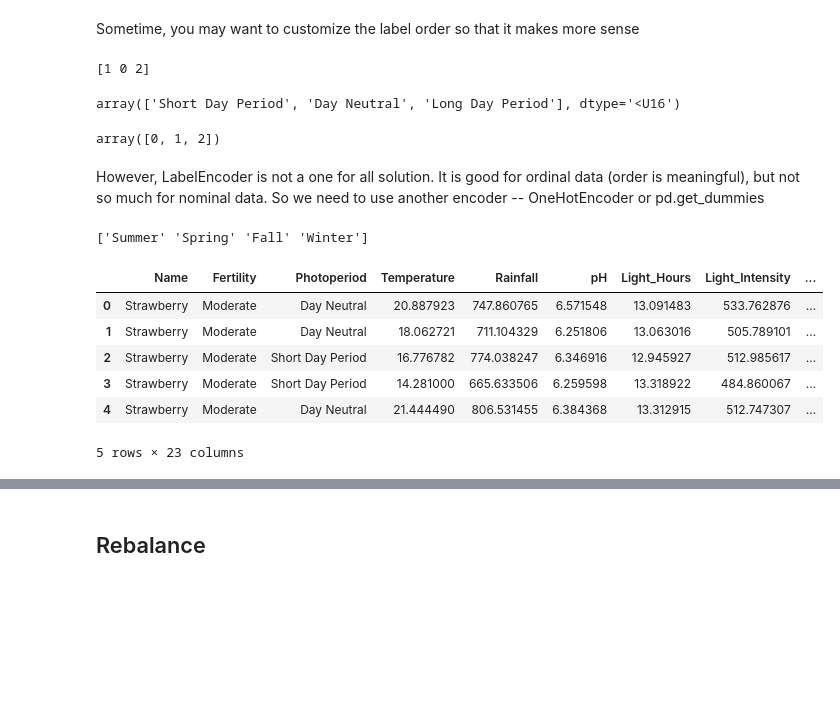
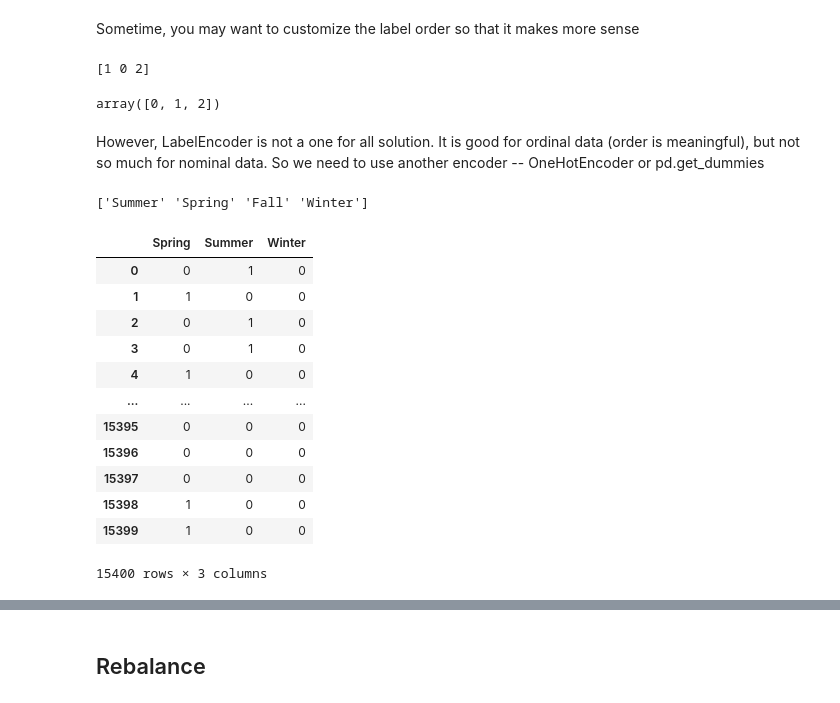
Before and after one commit to LeoLYW12138/ML-Logbook, a Jupyter notebook: Preprocessing/preprocess.ipynb, the cells around one changed output, grey strips where cells are left out. Cells and saved outputs as stored; diff of their text form; code cells hidden in the pictures; blank space fills up the shorter version.

```diff
--- a/Preprocessing/preprocess.ipynb
+++ b/Preprocessing/preprocess.ipynb
@@ -240,40 +240,38 @@ array(['Day Neutral', 'Long Day Period', 'Short Day Period'], dtype=object)
 # %% [markdown]
 Sometime, you may want to customize the label order so that it makes more sense
 # %%
-photoperiod_label_encoder = LabelEncoder()
-photoperiod_label_encoder.fit(["Short Day Period", "Day Neutral", "Long Day Period"])
-photoperiod_label_encoder.classes_ = np.array(
-    ["Short Day Period", "Day Neutral", "Long Day Period"]
+photoperiod_ordinal_encoder = OrdinalEncoder(
+    categories=[["Short Day Period", "Day Neutral", "Long Day Period"]], dtype=int
 )
-df["Photoperiod_encoded"] = photoperiod_label_encoder.transform(df["Photoperiod"])
+photoperiod_ordinal_encoder.fit(df[["Photoperiod"]])
+df["Photoperiod_encoded"] = photoperiod_ordinal_encoder.transform(df[["Photoperiod"]])
 print(df["Photoperiod_encoded"].unique())
-photoperiod_label_encoder.classes_
+photoperiod_ordinal_encoder.transform(
+    pd.array(["Short Day Period", "Day Neutral", "Long Day Period"]).reshape(-1, 1)
+).flatten()
 # %% [output]
 [1 0 2]
-array(['Short Day Period', 'Day Neutral', 'Long Day Period'], dtype='<U16')
+array([0, 1, 2])
-# %%
-photoperiod_label_encoder.transform(
-    ["Short Day Period", "Day Neutral", "Long Day Period"]
-)
-# %% [output]
-array([0, 1, 2])
 # %% [markdown]
 However, LabelEncoder is not a one for all solution. It is good for ordinal data (order is meaningful), but not so much for nominal data. So we need to use another encoder -- OneHotEncoder or pd.get_dummies
 # %%
 print(df["Season"].unique())
 
 encoded = pd.get_dummies(df["Season"], drop_first=True, dtype=int)
 df = df.join(encoded)
-
-# Drop the original column
-df.drop("Season", axis=1, inplace=True)
-df.head()
+encoded.head()
 # %% [output]
 ['Summer' 'Spring' 'Fall' 'Winter']
-|  | Name | Fertility | Photoperiod | Temperature | Rainfall | pH | Light_Hours | Light_Intensity | ... |
-| 0 | Strawberry | Moderate | Day Neutral | 20.887923 | 747.860765 | 6.571548 | 13.091483 | 533.762876 | ... |
-| 1 | Strawberry | Moderate | Day Neutral | 18.062721 | 711.104329 | 6.251806 | 13.063016 | 505.789101 | ... |
-| 2 | Strawberry | Moderate | Short Day Period | 16.776782 | 774.038247 | 6.346916 | 12.945927 | 512.985617 | ... |
-| 3 | Strawberry | Moderate | Short Day Period | 14.281000 | 665.633506 | 6.259598 | 13.318922 | 484.860067 | ... |
-| 4 | Strawberry | Moderate | Day Neutral | 21.444490 | 806.531455 | 6.384368 | 13.312915 | 512.747307 | ... |
+|  | Spring | Summer | Winter |
+| 0 | 0 | 1 | 0 |
+| 1 | 1 | 0 | 0 |
+| 2 | 0 | 1 | 0 |
+| 3 | 0 | 1 | 0 |
+| 4 | 1 | 0 | 0 |
+| ... | ... | ... | ... |
+| 15395 | 0 | 0 | 0 |
+| 15396 | 0 | 0 | 0 |
+| 15397 | 0 | 0 | 0 |
+| 15398 | 1 | 0 | 0 |
+| 15399 | 1 | 0 | 0 |
-5 rows × 23 columns
+15400 rows × 3 columns
```
Also changed, not shown: parts of 5 cells of this notebook.
